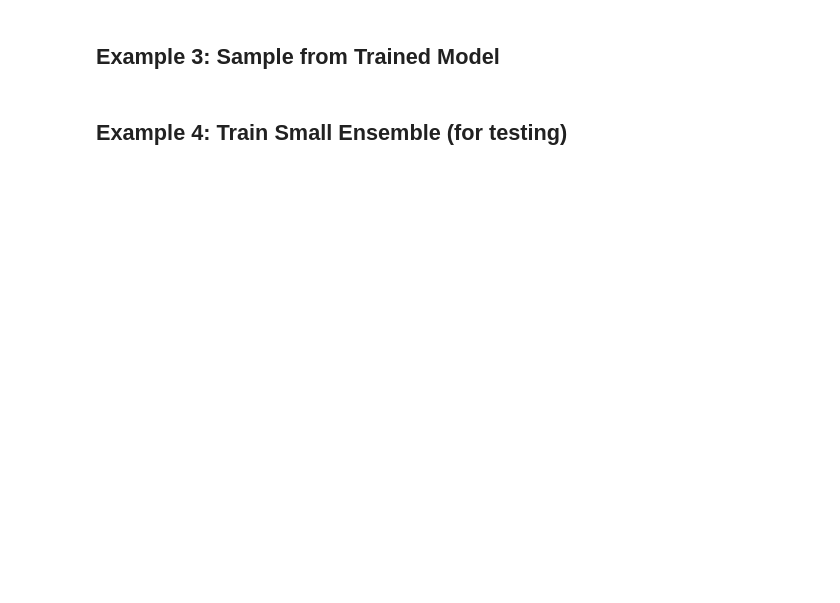
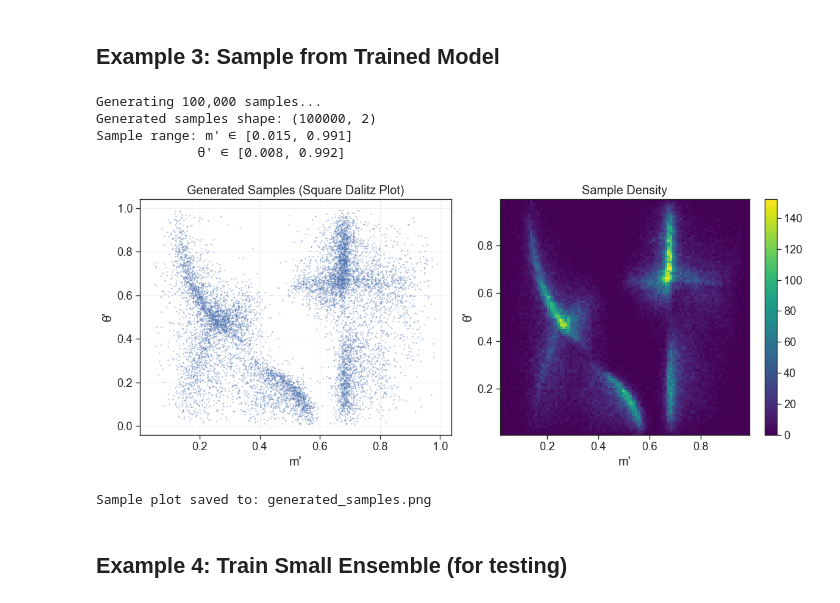
Before and after one commit to chinhsan08/Extraction-of-Gamma-with-Normalising-flows, a Jupyter notebook: flowSDP_even_cuda_fixed copy.ipynb, the cells around one changed output. Drawn from its saved outputs; the diff is of its cells as text; code cells hidden in the pictures; blank space fills up the shorter version.

```diff
--- a/flowSDP_even_cuda_fixed copy.ipynb
+++ b/flowSDP_even_cuda_fixed copy.ipynb
@@ -777,34 +574,41 @@ flow.to(device)
 print("Generating 100,000 samples...")
 with torch.no_grad():
     samples = flow.sample(100_000).cpu().numpy()
 
 print(f"Generated samples shape: {samples.shape}")
 print(f"Sample range: m' ∈ [{samples[:,0].min():.3f}, {samples[:,0].max():.3f}]")
 print(f"             θ' ∈ [{samples[:,1].min():.3f}, {samples[:,1].max():.3f}]")
 
 # Plot samples
 fig, axes = plt.subplots(1, 2, figsize=(12, 5))
 
 # 2D scatter
 axes[0].scatter(samples[:10000, 0], samples[:10000, 1],
                 alpha=0.3, s=1, rasterized=True)
 axes[0].set_xlabel("m'")
 axes[0].set_ylabel("θ'")
 axes[0].set_title('Generated Samples (Square Dalitz Plot)')
 axes[0].grid(True, alpha=0.3)
 
 # 2D histogram
-h = axes[1].hist2d(samples[:, 0], samples[:, 1], bins=50, cmap='viridis')
+h = axes[1].hist2d(samples[:, 0], samples[:, 1], bins=100, cmap='viridis')
 axes[1].set_xlabel("m'")
 axes[1].set_ylabel("θ'")
 axes[1].set_title('Sample Density')
 plt.colorbar(h[3], ax=axes[1])
 
 plt.tight_layout()
 plt.savefig('generated_samples.png', dpi=150, bbox_inches='tight')
 plt.show()
 
 print(f"Sample plot saved to: generated_samples.png")
+# %% [output]
+Generating 100,000 samples...
+Generated samples shape: (100000, 2)
+Sample range: m' ∈ [0.015, 0.991]
+             θ' ∈ [0.008, 0.992]
+[figure, added]
+Sample plot saved to: generated_samples.png
 # %% [markdown]
 ## Example 4: Train Small Ensemble (for testing)
 # %%
```
Also changed, not shown: parts of 38 cells of this notebook, 18 other files.
